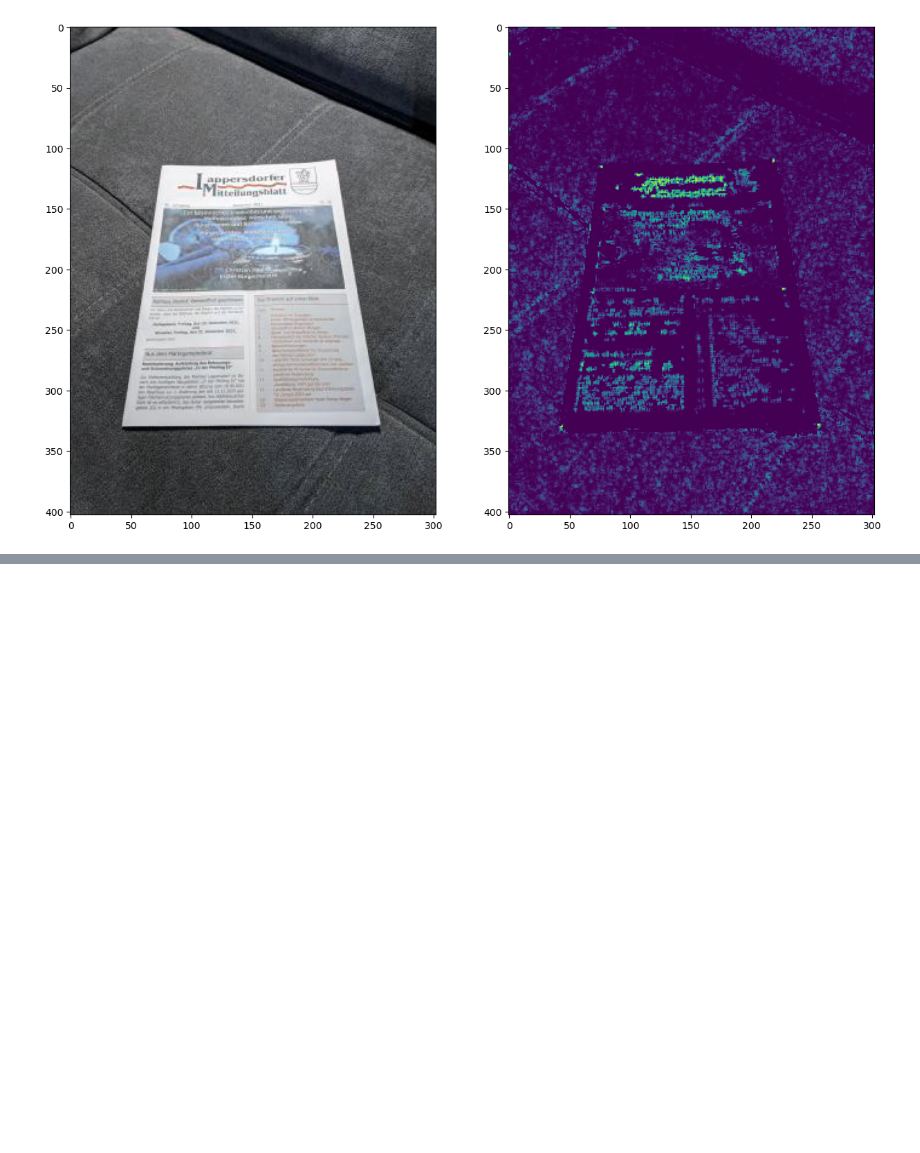
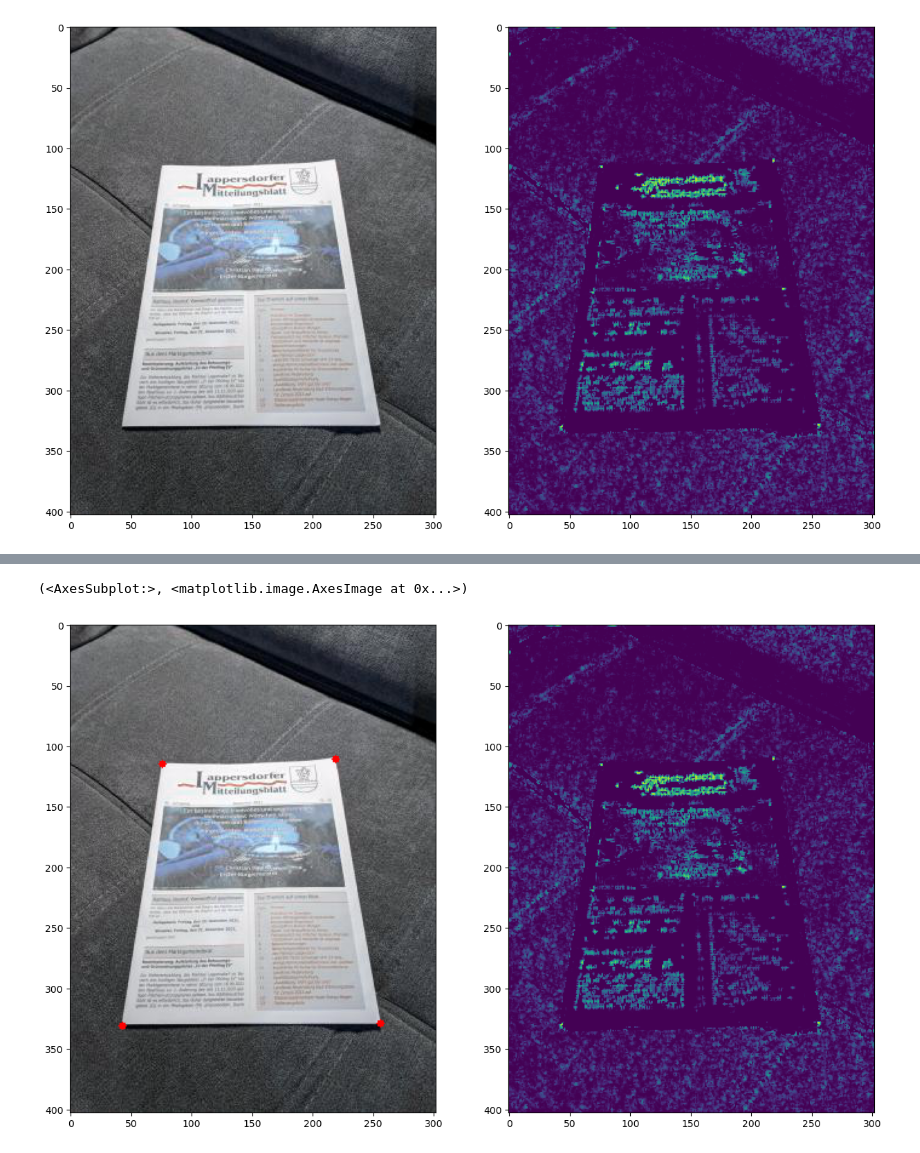
Before and after one commit to KryvkoSergii/ComputerVision, a Jupyter notebook: lesson6/Homework.ipynb, the cells around one changed output, grey strips where cells are left out. Cells and saved outputs as stored; diff of their text form; code cells hidden in the pictures; blank space fills up the shorter version.

```diff
--- a/lesson6/Homework.ipynb
+++ b/lesson6/Homework.ipynb
@@ -85,41 +85,62 @@ for r in range(quad_size, rows-quad_size):
 
         # Extract the four quandrants
         quad_top_left = block[0:quad_size, 0:quad_size]
-        quad_top_right =
-        quad_bottom_left =
-        quad_bottom_right =
+        quad_top_right = block[0:quad_size, quad_size: 2 * quad_size]
+        quad_bottom_left = block[quad_size: 2 * quad_size, 0:quad_size]
+        quad_bottom_right = block[quad_size:2*quad_size, quad_size:2*quad_size]
 
         # Top-left corner
         # For the top-left document corner, the bottom-right quadrant is mostly paper and the rest is
         # darker background. Therefore, I suggest the descriptor to be the average difference between
         # the paper quandrant and the sum of the 3 remaining bakcground quandrants
         descriptor = np.mean(quad_bottom_right) - \
                      np.mean(quad_top_left) - np.mean(quad_top_right) - np.mean(quad_bottom_left)
         # Let's detect the best descriptor
         if descriptor > th_top_left:
             # We update the threshold
             th_top_left = descriptor
             # And we update the optimal location
             opt_top_left = (c, r)
 
         # Top-right corner
-        # (your implementation goes here)
+        descriptor = np.mean(quad_bottom_left) - \
+                     np.mean(quad_top_left) - np.mean(quad_top_right) - np.mean(quad_bottom_right)
+        if descriptor > th_top_right:
+            # We update the threshold
+            th_top_right = descriptor
+            # And we update the optimal location
+            opt_top_right = (c, r)
 
         # Bottom-left corner
-        # (your implementation goes here)
+        descriptor = np.mean(quad_top_right) - \
+                     np.mean(quad_top_left) - np.mean(quad_bottom_left) - np.mean(quad_bottom_right)
+        if descriptor > th_top_right:
+            # We update the threshold
+            th_bottom_left = descriptor
+            # And we update the optimal location
+            opt_bottom_left = (c, r)
 
         # Bottom-right corner
-        # (your implementation goes here)
+        descriptor = np.mean(quad_top_left) - \
+                     np.mean(quad_top_right) - np.mean(quad_bottom_left) - np.mean(quad_bottom_right)
+        if descriptor > th_top_left:
+            # We update the threshold
+            th_bottom_right = descriptor
+            # And we update the optimal location
+            opt_bottom_right = (c, r)
 
 # Let's draw circles at the detected corners
 out = cv2.circle(img, opt_top_left, 3, (255,0,0), -1)
 out = cv2.circle(img, opt_top_right, 3, (255,0,0), -1)
 out = cv2.circle(img, opt_bottom_left, 3, (255,0,0), -1)
 out = cv2.circle(img, opt_bottom_right, 3, (255,0,0), -1)
 
 # And finally we plot the images (with the detected document corners)
 plt.subplot(121), plt.imshow(out)
 plt.subplot(122), plt.imshow(cornerness)
+# %% [output]
+(<AxesSubplot:>, <matplotlib.image.AxesImage at 0x...>)
+[figure, added]
 # %% [markdown]
 ### Questions
 * Does it matter whether the picture has been taken by a 1Mpx camera or a 12Mpx camera? How?
```
Also changed, not shown: parts of 1 cell of this notebook.
